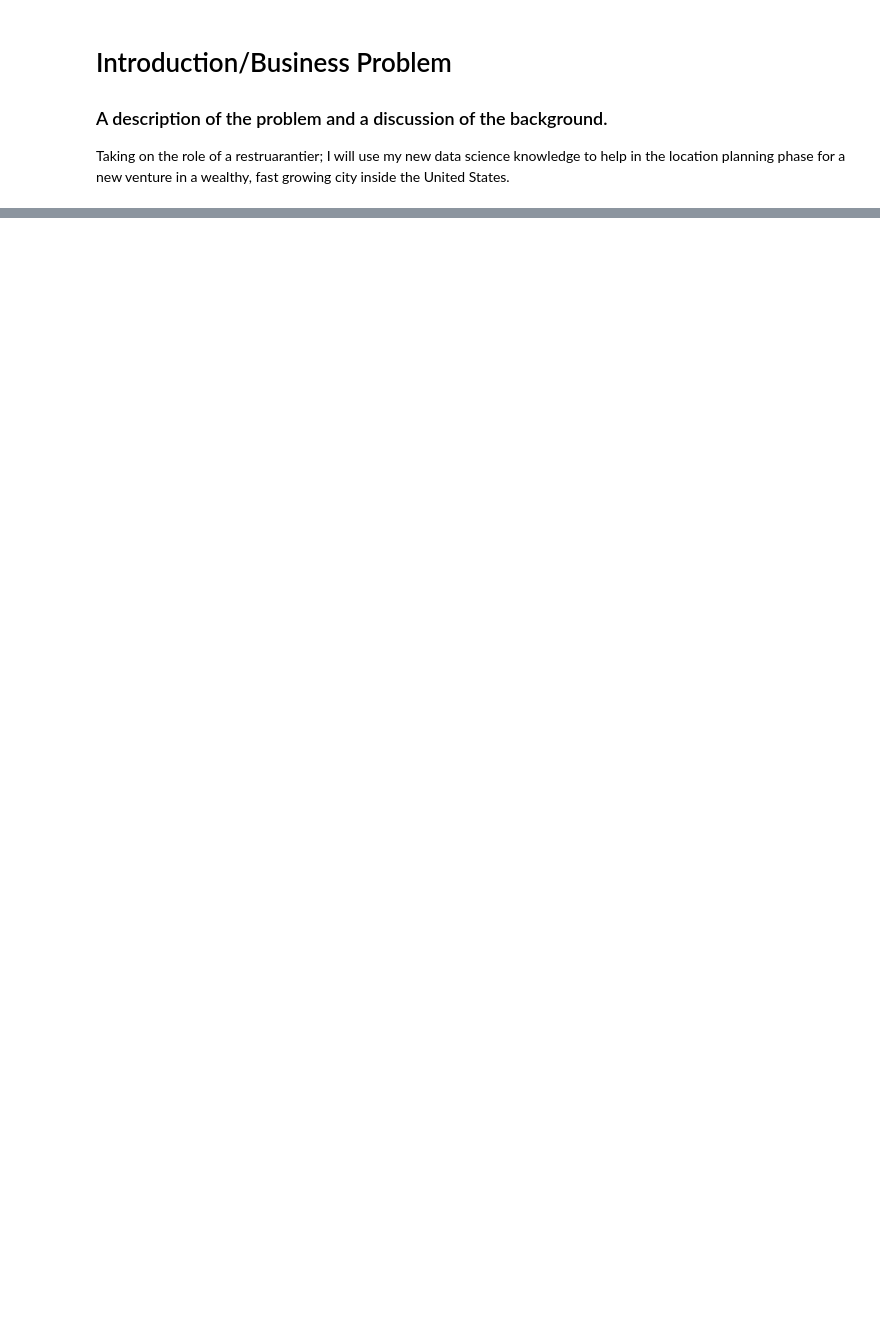
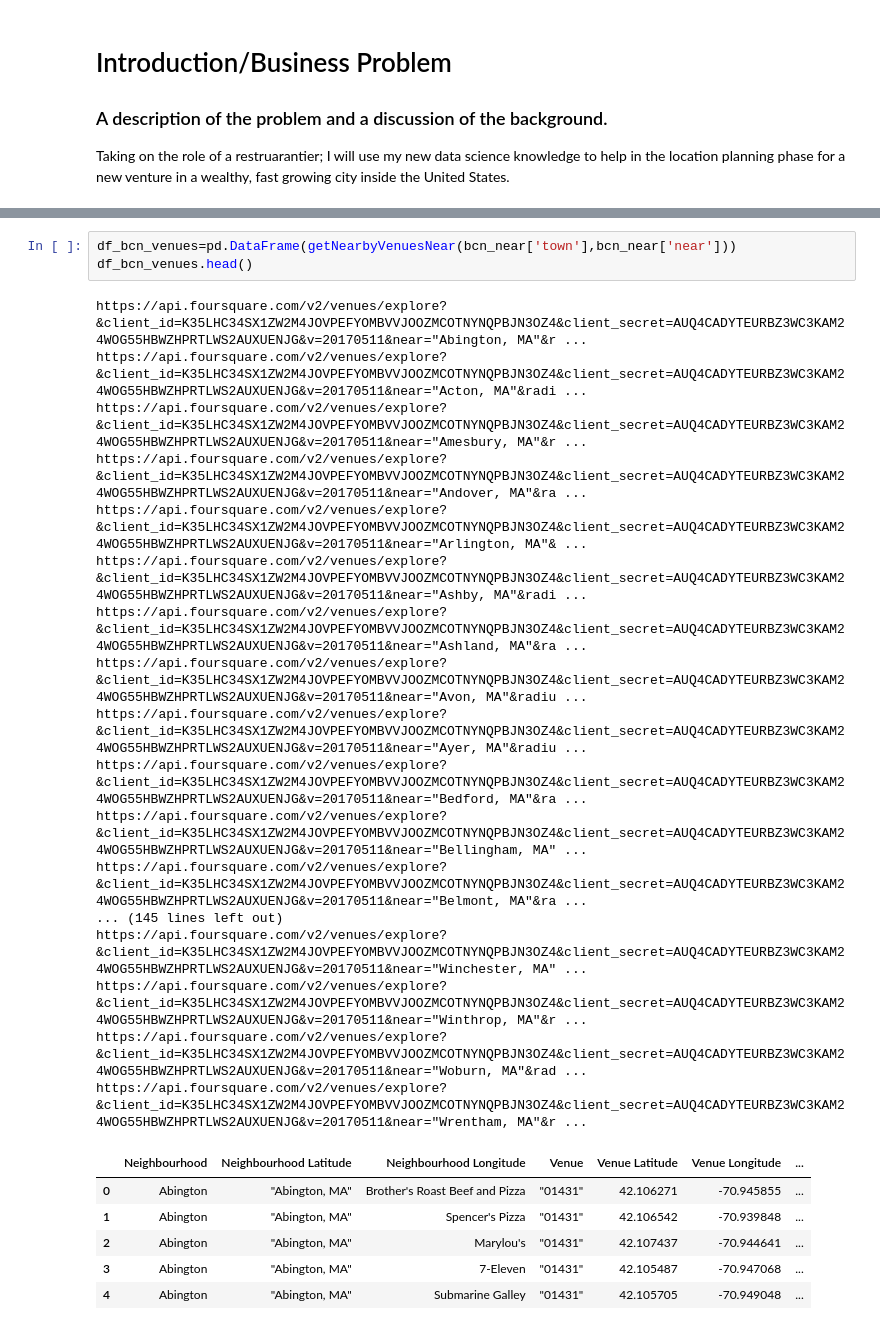
Before and after one commit to martinloki/Coursera_Capstone, a Jupyter notebook: Capstone; Restaurant Location.ipynb, the cells around one changed output, grey strips where cells are left out. Drawn from its saved outputs; the diff is of its cells as text; blank space fills up the shorter version.

```diff
--- a/Capstone; Restaurant Location.ipynb
+++ b/Capstone; Restaurant Location.ipynb
@@ -29,0 +255,27 @@ All of the data will be compiled and appropriate visualizations will be produced
+# %%
+df_bcn_venues=pd.DataFrame(getNearbyVenuesNear(bcn_near['town'],bcn_near['near']))
+df_bcn_venues.head()
+# %% [output]
+https://api.foursquare.com/v2/venues/explore?&client_id=K35LHC34SX1ZW2M4JOVPEFYOMBVVJOOZMCOTNYNQPBJN3OZ4&client_secret=AUQ4CADYTEURBZ3WC3KAM24WOG55HBWZHPRTLWS2AUXUENJG&v=20170511&near="Abington, MA"&r ...
+https://api.foursquare.com/v2/venues/explore?&client_id=K35LHC34SX1ZW2M4JOVPEFYOMBVVJOOZMCOTNYNQPBJN3OZ4&client_secret=AUQ4CADYTEURBZ3WC3KAM24WOG55HBWZHPRTLWS2AUXUENJG&v=20170511&near="Acton, MA"&radi ...
+https://api.foursquare.com/v2/venues/explore?&client_id=K35LHC34SX1ZW2M4JOVPEFYOMBVVJOOZMCOTNYNQPBJN3OZ4&client_secret=AUQ4CADYTEURBZ3WC3KAM24WOG55HBWZHPRTLWS2AUXUENJG&v=20170511&near="Amesbury, MA"&r ...
+https://api.foursquare.com/v2/venues/explore?&client_id=K35LHC34SX1ZW2M4JOVPEFYOMBVVJOOZMCOTNYNQPBJN3OZ4&client_secret=AUQ4CADYTEURBZ3WC3KAM24WOG55HBWZHPRTLWS2AUXUENJG&v=20170511&near="Andover, MA"&ra ...
+https://api.foursquare.com/v2/venues/explore?&client_id=K35LHC34SX1ZW2M4JOVPEFYOMBVVJOOZMCOTNYNQPBJN3OZ4&client_secret=AUQ4CADYTEURBZ3WC3KAM24WOG55HBWZHPRTLWS2AUXUENJG&v=20170511&near="Arlington, MA"& ...
+https://api.foursquare.com/v2/venues/explore?&client_id=K35LHC34SX1ZW2M4JOVPEFYOMBVVJOOZMCOTNYNQPBJN3OZ4&client_secret=AUQ4CADYTEURBZ3WC3KAM24WOG55HBWZHPRTLWS2AUXUENJG&v=20170511&near="Ashby, MA"&radi ...
+https://api.foursquare.com/v2/venues/explore?&client_id=K35LHC34SX1ZW2M4JOVPEFYOMBVVJOOZMCOTNYNQPBJN3OZ4&client_secret=AUQ4CADYTEURBZ3WC3KAM24WOG55HBWZHPRTLWS2AUXUENJG&v=20170511&near="Ashland, MA"&ra ...
+https://api.foursquare.com/v2/venues/explore?&client_id=K35LHC34SX1ZW2M4JOVPEFYOMBVVJOOZMCOTNYNQPBJN3OZ4&client_secret=AUQ4CADYTEURBZ3WC3KAM24WOG55HBWZHPRTLWS2AUXUENJG&v=20170511&near="Avon, MA"&radiu ...
+https://api.foursquare.com/v2/venues/explore?&client_id=K35LHC34SX1ZW2M4JOVPEFYOMBVVJOOZMCOTNYNQPBJN3OZ4&client_secret=AUQ4CADYTEURBZ3WC3KAM24WOG55HBWZHPRTLWS2AUXUENJG&v=20170511&near="Ayer, MA"&radiu ...
+https://api.foursquare.com/v2/venues/explore?&client_id=K35LHC34SX1ZW2M4JOVPEFYOMBVVJOOZMCOTNYNQPBJN3OZ4&client_secret=AUQ4CADYTEURBZ3WC3KAM24WOG55HBWZHPRTLWS2AUXUENJG&v=20170511&near="Bedford, MA"&ra ...
+https://api.foursquare.com/v2/venues/explore?&client_id=K35LHC34SX1ZW2M4JOVPEFYOMBVVJOOZMCOTNYNQPBJN3OZ4&client_secret=AUQ4CADYTEURBZ3WC3KAM24WOG55HBWZHPRTLWS2AUXUENJG&v=20170511&near="Bellingham, MA" ...
+https://api.foursquare.com/v2/venues/explore?&client_id=K35LHC34SX1ZW2M4JOVPEFYOMBVVJOOZMCOTNYNQPBJN3OZ4&client_secret=AUQ4CADYTEURBZ3WC3KAM24WOG55HBWZHPRTLWS2AUXUENJG&v=20170511&near="Belmont, MA"&ra ...
+... (145 lines left out)
+https://api.foursquare.com/v2/venues/explore?&client_id=K35LHC34SX1ZW2M4JOVPEFYOMBVVJOOZMCOTNYNQPBJN3OZ4&client_secret=AUQ4CADYTEURBZ3WC3KAM24WOG55HBWZHPRTLWS2AUXUENJG&v=20170511&near="Winchester, MA" ...
+https://api.foursquare.com/v2/venues/explore?&client_id=K35LHC34SX1ZW2M4JOVPEFYOMBVVJOOZMCOTNYNQPBJN3OZ4&client_secret=AUQ4CADYTEURBZ3WC3KAM24WOG55HBWZHPRTLWS2AUXUENJG&v=20170511&near="Winthrop, MA"&r ...
+https://api.foursquare.com/v2/venues/explore?&client_id=K35LHC34SX1ZW2M4JOVPEFYOMBVVJOOZMCOTNYNQPBJN3OZ4&client_secret=AUQ4CADYTEURBZ3WC3KAM24WOG55HBWZHPRTLWS2AUXUENJG&v=20170511&near="Woburn, MA"&rad ...
+https://api.foursquare.com/v2/venues/explore?&client_id=K35LHC34SX1ZW2M4JOVPEFYOMBVVJOOZMCOTNYNQPBJN3OZ4&client_secret=AUQ4CADYTEURBZ3WC3KAM24WOG55HBWZHPRTLWS2AUXUENJG&v=20170511&near="Wrentham, MA"&r ...
+|  | Neighbourhood | Neighbourhood Latitude | Neighbourhood Longitude | Venue | Venue Latitude | Venue Longitude | ... |
+| 0 | Abington | "Abington, MA" | Brother's Roast Beef and Pizza | "01431" | 42.106271 | -70.945855 | ... |
+| 1 | Abington | "Abington, MA" | Spencer's Pizza | "01431" | 42.106542 | -70.939848 | ... |
+| 2 | Abington | "Abington, MA" | Marylou's | "01431" | 42.107437 | -70.944641 | ... |
+| 3 | Abington | "Abington, MA" | 7-Eleven | "01431" | 42.105487 | -70.947068 | ... |
+| 4 | Abington | "Abington, MA" | Submarine Galley | "01431" | 42.105705 | -70.949048 | ... |
```
Also changed, not shown: parts of 14 cells of this notebook.
